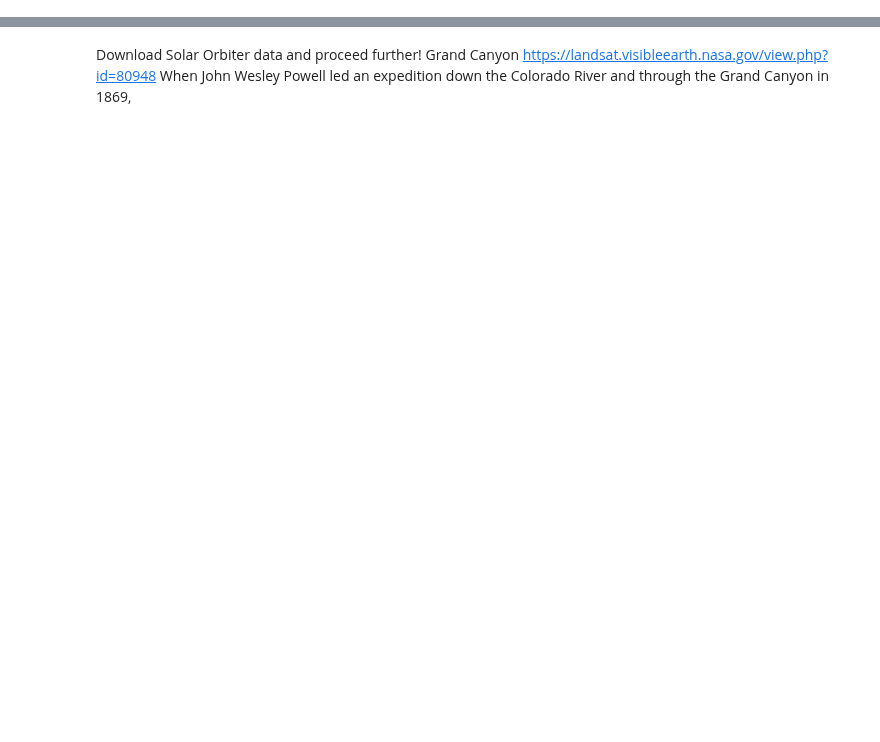
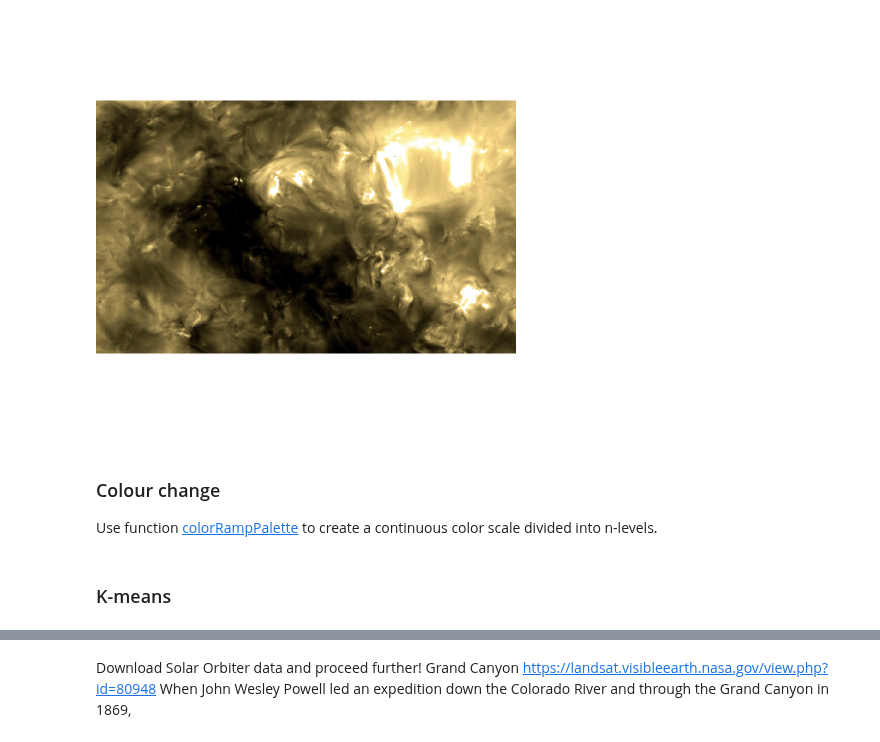
Before and after one commit to biagiominio/Remote_Sensing_2021, a Jupyter notebook: R_code_classification.ipynb, the cells around one changed output, grey strips where cells are left out. Cells and saved outputs as stored; diff of their text form; code cells hidden in the pictures; blank space fills up the shorter version.

```diff
--- a/R_code_classification.ipynb
+++ b/R_code_classification.ipynb
@@ -14,0 +27,3 @@ so
+# %%
+solar_orbiter <- brick("Solar_Orbiter.jpg")
+solar_orbiter
@@ -15,2 +49,7 @@ so
 # %%
-plotRGB(so, 1,2,3, stretch="lin")
+plotRGB(solar_orbiter, 1,2,3, stretch="lin")
+# %% [output]
+[figure, added]
+# %% [markdown]
+### Colour change
+Use function [colorRampPalette](https://www.rdocumentation.org/packages/dichromat/versions/1.1/topics/colorRampPalette) to create a continuous color scale divided into n-levels.
@@ -17 +58,3 @@ plotRGB(so, 1,2,3, stretch="lin")
+# %% [markdown]
+### K-means
 # %%
```
Also changed, not shown: parts of 21 cells of this notebook.
